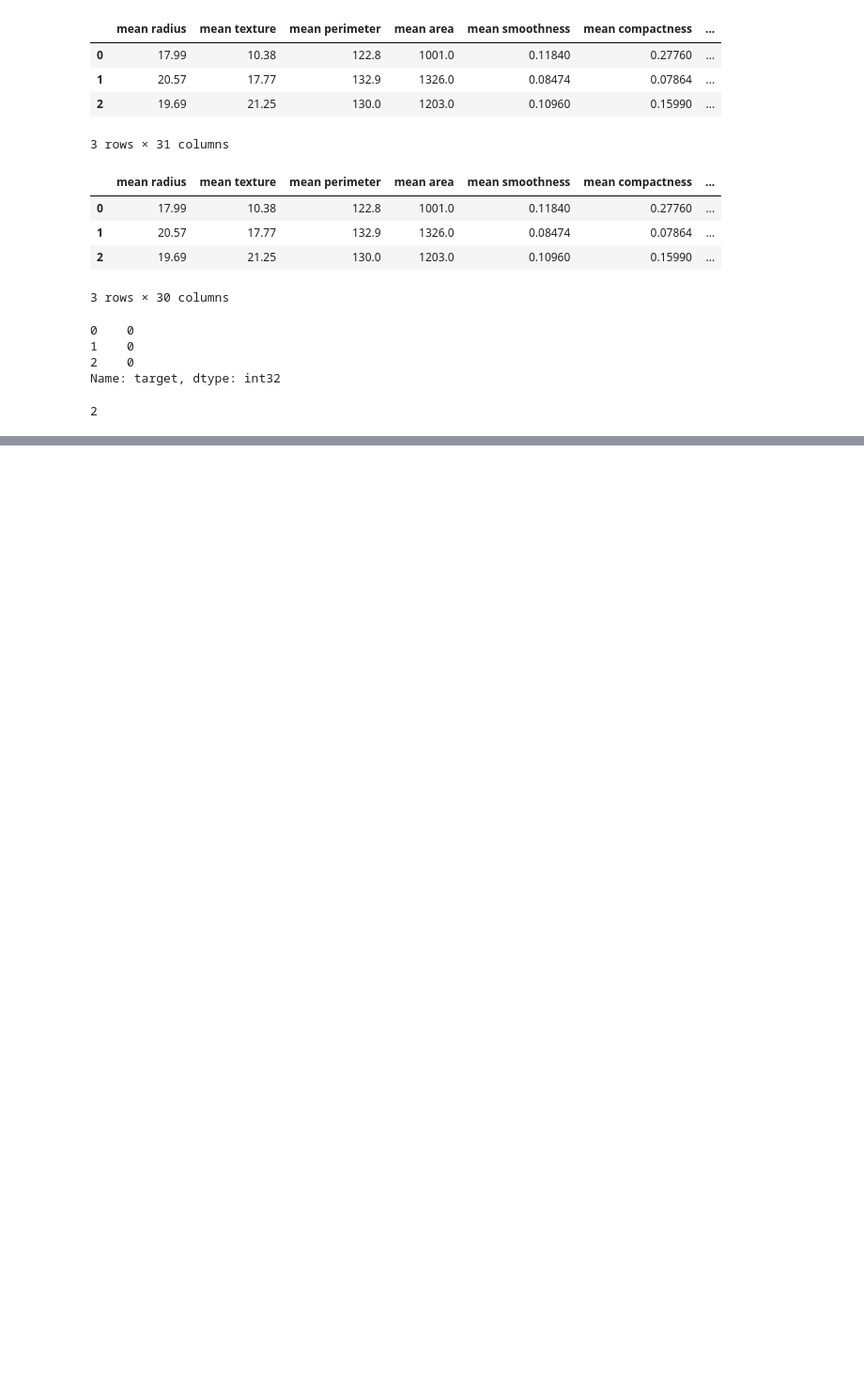
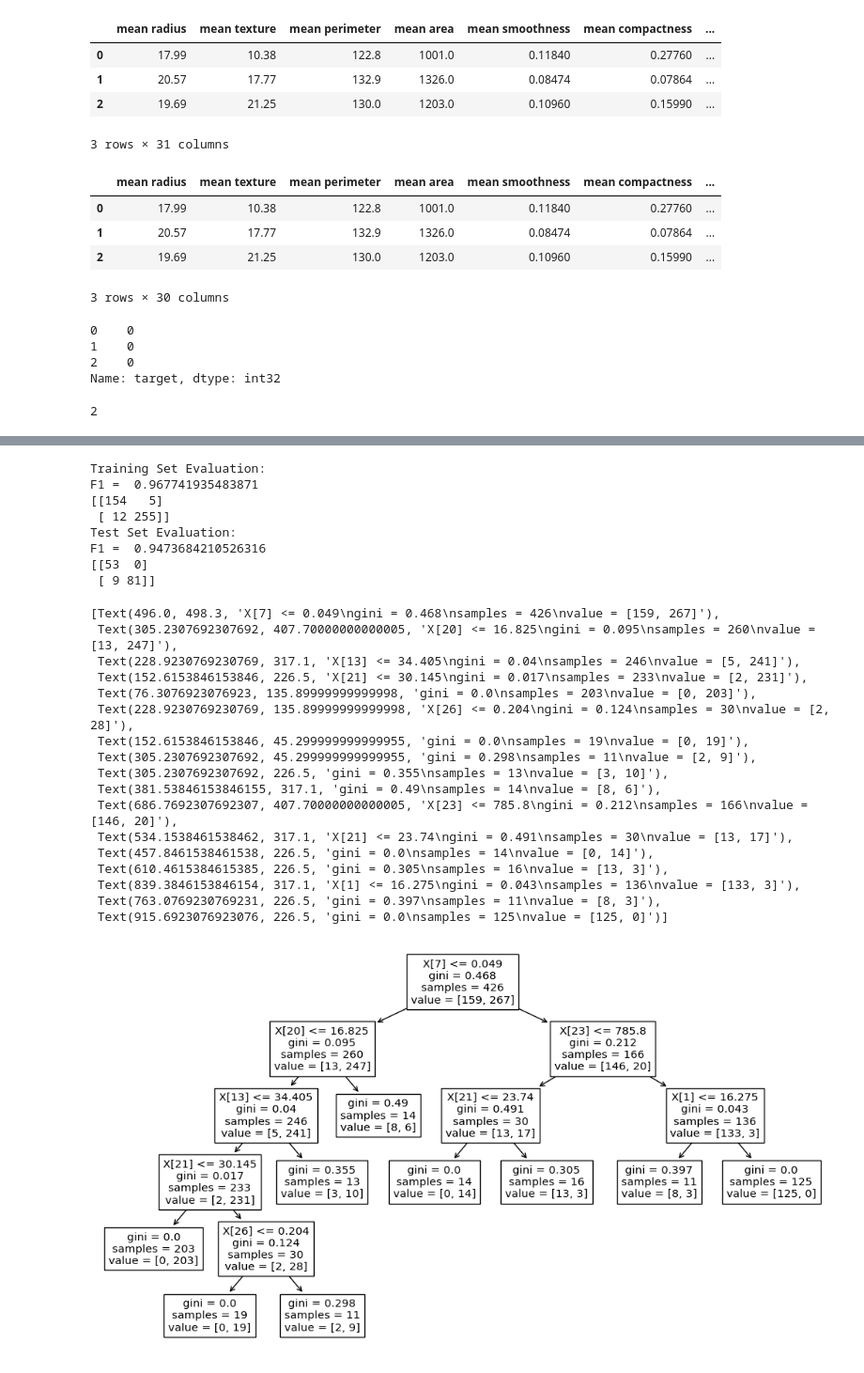
Before and after one commit to EvangelosStefanos/machine-learning-basic-templates, a Jupyter notebook: 02_DecisionTrees.ipynb, the cells around one changed output, grey strips where cells are left out. Shown: that part at 94% size. Drawn from its saved outputs; the diff is of its cells as text; code cells hidden in the pictures; blank space fills up the shorter version.

```diff
--- a/02_DecisionTrees.ipynb
+++ b/02_DecisionTrees.ipynb
@@ -156,0 +226,31 @@ tree.plot_tree(model.best_estimator_)
+# %%
+model = tree.DecisionTreeClassifier(max_depth=None, min_samples_leaf=11)
+run(x_train, x_test, y_train, y_test, model)
+tree.plot_tree(model)
+# %% [output]
+Training Set Evaluation:
+F1 =  0.967741935483871
+[[154   5]
+ [ 12 255]]
+Test Set Evaluation:
+F1 =  0.9473684210526316
+[[53  0]
+ [ 9 81]]
+[Text(496.0, 498.3, 'X[7] <= 0.049\ngini = 0.468\nsamples = 426\nvalue = [159, 267]'),
+ Text(305.2307692307692, 407.70000000000005, 'X[20] <= 16.825\ngini = 0.095\nsamples = 260\nvalue = [13, 247]'),
+ Text(228.9230769230769, 317.1, 'X[13] <= 34.405\ngini = 0.04\nsamples = 246\nvalue = [5, 241]'),
+ Text(152.6153846153846, 226.5, 'X[21] <= 30.145\ngini = 0.017\nsamples = 233\nvalue = [2, 231]'),
+ Text(76.3076923076923, 135.89999999999998, 'gini = 0.0\nsamples = 203\nvalue = [0, 203]'),
+ Text(228.9230769230769, 135.89999999999998, 'X[26] <= 0.204\ngini = 0.124\nsamples = 30\nvalue = [2, 28]'),
+ Text(152.6153846153846, 45.299999999999955, 'gini = 0.0\nsamples = 19\nvalue = [0, 19]'),
+ Text(305.2307692307692, 45.299999999999955, 'gini = 0.298\nsamples = 11\nvalue = [2, 9]'),
+ Text(305.2307692307692, 226.5, 'gini = 0.355\nsamples = 13\nvalue = [3, 10]'),
+ Text(381.53846153846155, 317.1, 'gini = 0.49\nsamples = 14\nvalue = [8, 6]'),
+ Text(686.7692307692307, 407.70000000000005, 'X[23] <= 785.8\ngini = 0.212\nsamples = 166\nvalue = [146, 20]'),
+ Text(534.1538461538462, 317.1, 'X[21] <= 23.74\ngini = 0.491\nsamples = 30\nvalue = [13, 17]'),
+ Text(457.8461538461538, 226.5, 'gini = 0.0\nsamples = 14\nvalue = [0, 14]'),
+ Text(610.4615384615385, 226.5, 'gini = 0.305\nsamples = 16\nvalue = [13, 3]'),
+ Text(839.3846153846154, 317.1, 'X[1] <= 16.275\ngini = 0.043\nsamples = 136\nvalue = [133, 3]'),
+ Text(763.0769230769231, 226.5, 'gini = 0.397\nsamples = 11\nvalue = [8, 3]'),
+ Text(915.6923076923076, 226.5, 'gini = 0.0\nsamples = 125\nvalue = [125, 0]')]
+[figure, added]
```
Also changed, not shown: parts of 10 cells of this notebook, 2 other files.
